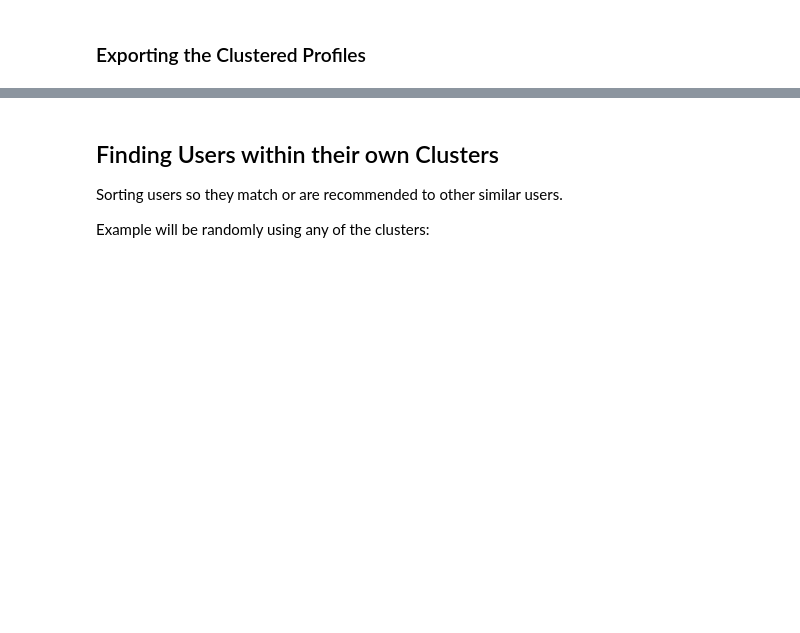
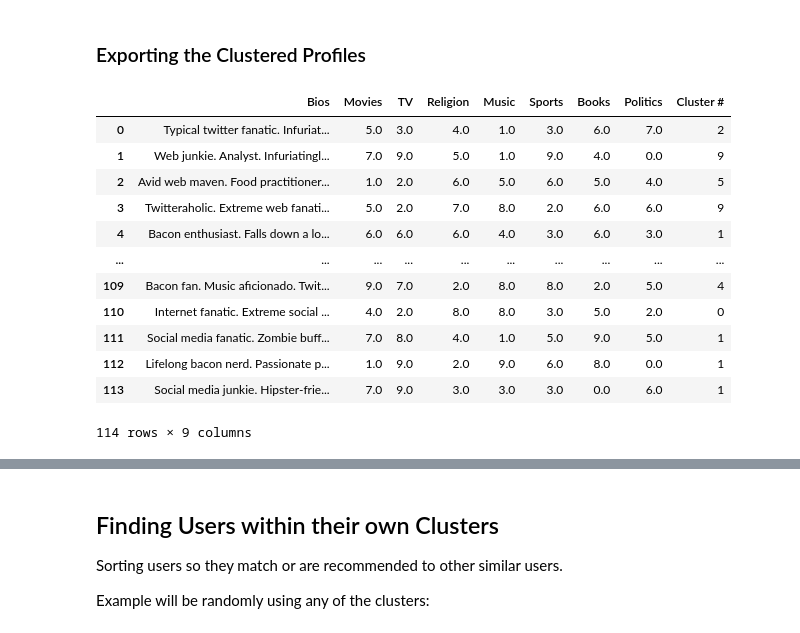
Before and after one commit to anjalikalambe/SES-3A, a Jupyter notebook: ML/BEST-HAC-Clustering-Profiles-CountV.ipynb, the cells around one changed output, grey strips where cells are left out. Saved outputs shown, nothing was run; the diff lists cells and outputs as text; code cells hidden in the pictures; blank space fills up the shorter version.

Commit message:
collecting clusters and parsing to react front end

```diff
--- a/ML/BEST-HAC-Clustering-Profiles-CountV.ipynb
+++ b/ML/BEST-HAC-Clustering-Profiles-CountV.ipynb
@@ -260 +304,18 @@ with open("../clustered_profiles.pkl", "wb") as fp:
     pickle.dump(df, fp)
+# %%
+unpickle_file = open("../clustered_profiles2.pkl", "rb")
+pickle.load(unpickle_file)
+# %% [output]
+|  | Bios | Movies | TV | Religion | Music | Sports | Books | Politics | Cluster # |
+| 0 | Typical twitter fanatic. Infuriat... | 5.0 | 3.0 | 4.0 | 1.0 | 3.0 | 6.0 | 7.0 | 2 |
+| 1 | Web junkie. Analyst. Infuriatingl... | 7.0 | 9.0 | 5.0 | 1.0 | 9.0 | 4.0 | 0.0 | 9 |
+| 2 | Avid web maven. Food practitioner... | 1.0 | 2.0 | 6.0 | 5.0 | 6.0 | 5.0 | 4.0 | 5 |
+| 3 | Twitteraholic. Extreme web fanati... | 5.0 | 2.0 | 7.0 | 8.0 | 2.0 | 6.0 | 6.0 | 9 |
+| 4 | Bacon enthusiast. Falls down a lo... | 6.0 | 6.0 | 6.0 | 4.0 | 3.0 | 6.0 | 3.0 | 1 |
+| ... | ... | ... | ... | ... | ... | ... | ... | ... | ... |
+| 109 | Bacon fan. Music aficionado. Twit... | 9.0 | 7.0 | 2.0 | 8.0 | 8.0 | 2.0 | 5.0 | 4 |
+| 110 | Internet fanatic. Extreme social ... | 4.0 | 2.0 | 8.0 | 8.0 | 3.0 | 5.0 | 2.0 | 0 |
+| 111 | Social media fanatic. Zombie buff... | 7.0 | 8.0 | 4.0 | 1.0 | 5.0 | 9.0 | 5.0 | 1 |
+| 112 | Lifelong bacon nerd. Passionate p... | 1.0 | 9.0 | 2.0 | 9.0 | 6.0 | 8.0 | 0.0 | 1 |
+| 113 | Social media junkie. Hipster-frie... | 7.0 | 9.0 | 3.0 | 3.0 | 3.0 | 0.0 | 6.0 | 1 |
+114 rows × 9 columns
```
Also changed, not shown: parts of 21 cells of this notebook, 9 other files.
